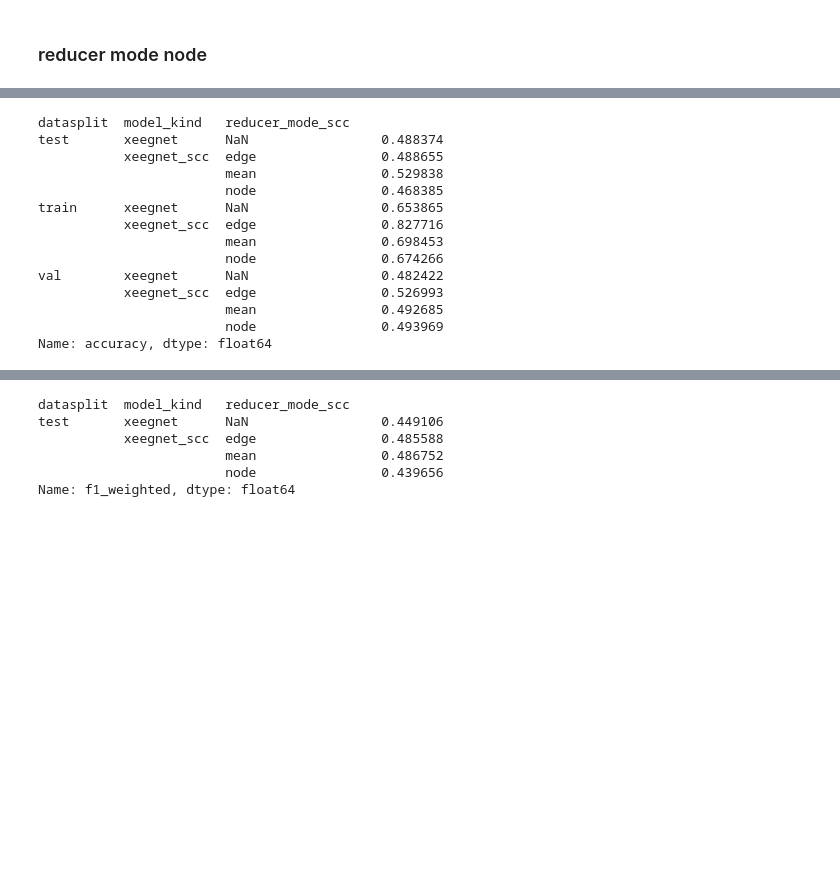
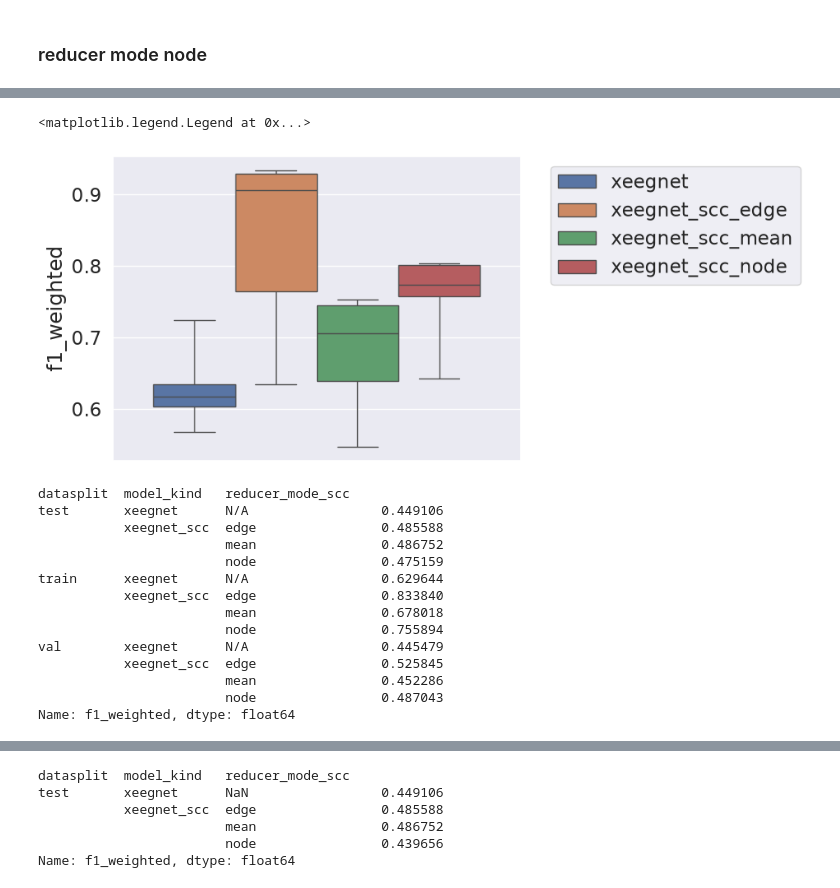
Before and after one commit to hereditary-eu/EEGlass, a Jupyter notebook: backend/experiments_xeegnet/adapt_selfeeg.ipynb, the cells around one changed output, grey strips where cells are left out. Cells and saved outputs as stored; diff of their text form; code cells hidden in the pictures; blank space fills up the shorter version.

```diff
--- a/backend/experiments_xeegnet/adapt_selfeeg.ipynb
+++ b/backend/experiments_xeegnet/adapt_selfeeg.ipynb
@@ -925,17 +981,28 @@ saved_model_results_df
+# %%
+sns.boxplot(
+    data=saved_model_results_df[saved_model_results_df["datasplit"] == "train"],
+    y="f1_weighted",
+    hue="model_kind_reducer",
+    whis=3.0,  # default is 1.5; higher = wider whiskers = fewer outlier points
+)
+plt.legend(bbox_to_anchor=(1.05, 1), loc='upper left')
+# %% [output]
+<matplotlib.legend.Legend at 0x...>
+[figure, added]
 # %%
-saved_model_results_df.groupby(["datasplit", "model_kind", "reducer_mode_scc"], dropna=False)["accuracy"].mean()
+saved_model_results_df.groupby(["datasplit", "model_kind", "reducer_mode_scc"], dropna=False)["f1_weighted"].mean()
 # %% [output]
 datasplit  model_kind   reducer_mode_scc
-test       xeegnet      NaN                 0.488374
-           xeegnet_scc  edge                0.488655
-                        mean                0.529838
-                        node                0.468385
-train      xeegnet      NaN                 0.653865
-           xeegnet_scc  edge                0.827716
-                        mean                0.698453
-                        node                0.674266
-val        xeegnet      NaN                 0.482422
-           xeegnet_scc  edge                0.526993
-                        mean                0.492685
-                        node                0.493969
-Name: accuracy, dtype: float64
+test       xeegnet      N/A                 0.449106
+           xeegnet_scc  edge                0.485588
+                        mean                0.486752
+                        node                0.475159
+train      xeegnet      N/A                 0.629644
+           xeegnet_scc  edge                0.833840
+                        mean                0.678018
+                        node                0.755894
+val        xeegnet      N/A                 0.445479
+           xeegnet_scc  edge                0.525845
+                        mean                0.452286
+                        node                0.487043
+Name: f1_weighted, dtype: float64
```
Also changed, not shown: parts of 27 cells of this notebook, 17 other files.
